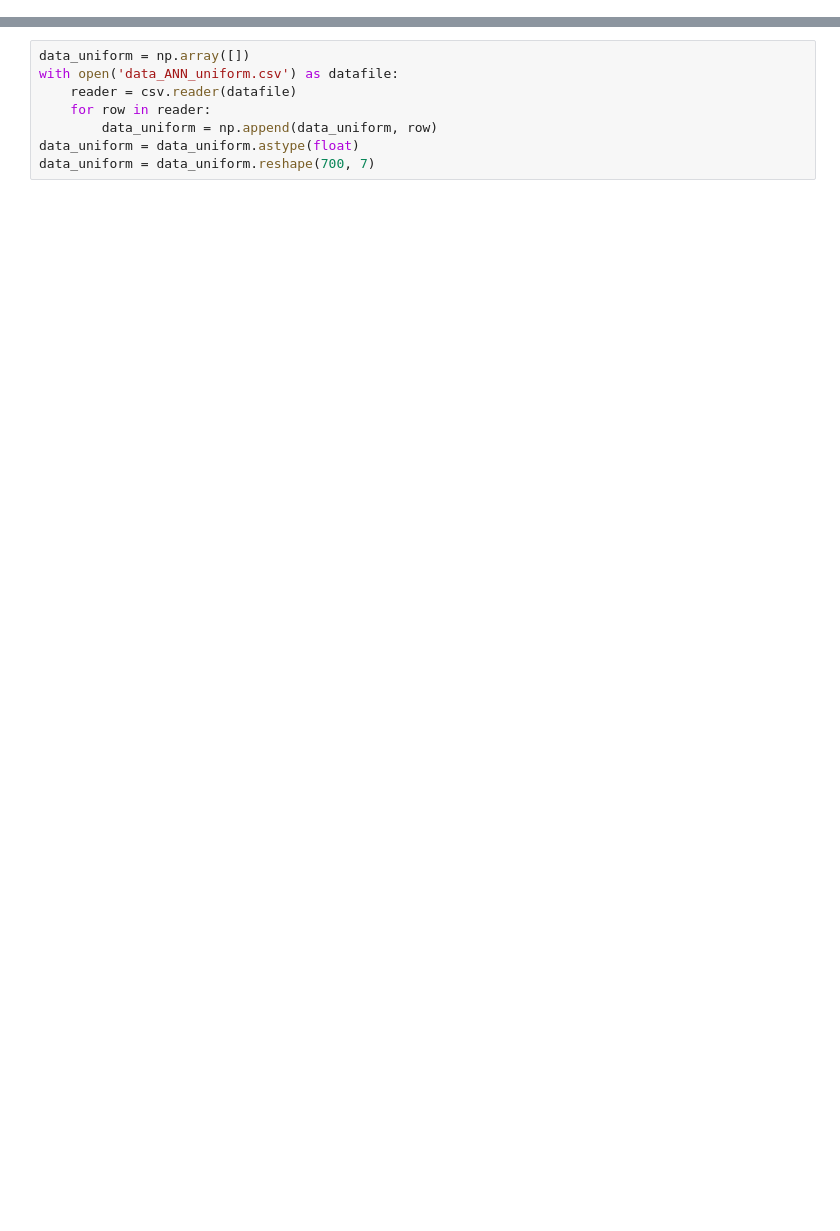
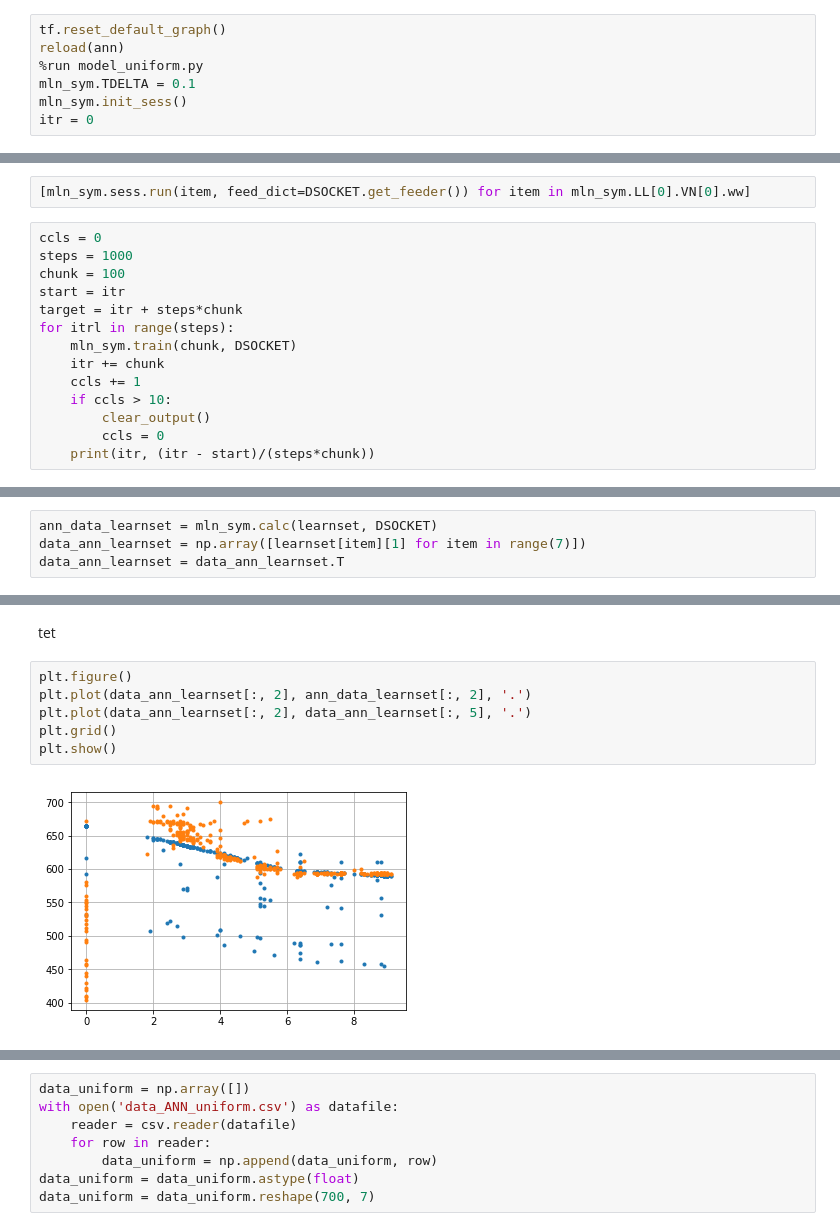
Before and after one commit to ateplovoz/ANN, a Jupyter notebook: model_sym/ann_data_uniform_plotting.ipynb, the cells around one changed output, grey strips where cells are left out. Cells and saved outputs as stored; diff of their text form; blank space fills up the shorter version.

```diff
--- a/model_sym/ann_data_uniform_plotting.ipynb
+++ b/model_sym/ann_data_uniform_plotting.ipynb
@@ -4,0 +16,7 @@ import matplotlib.pyplot as plt
+# %%
+tf.reset_default_graph()
+reload(ann)
+%run model_uniform.py
+mln_sym.TDELTA = 0.1
+mln_sym.init_sess()
+itr = 0
@@ -4,0 +25,16 @@ import matplotlib.pyplot as plt
+# %%
+[mln_sym.sess.run(item, feed_dict=DSOCKET.get_feeder()) for item in mln_sym.LL[0].VN[0].ww]
+# %%
+ccls = 0
+steps = 1000
+chunk = 100
+start = itr
+target = itr + steps*chunk
+for itrl in range(steps):
+    mln_sym.train(chunk, DSOCKET)
+    itr += chunk
+    ccls += 1
+    if ccls > 10:
+        clear_output()
+        ccls = 0
+    print(itr, (itr - start)/(steps*chunk))
@@ -4,0 +55,4 @@ import matplotlib.pyplot as plt
+# %%
+ann_data_learnset = mln_sym.calc(learnset, DSOCKET)
+data_ann_learnset = np.array([learnset[item][1] for item in range(7)])
+data_ann_learnset = data_ann_learnset.T
@@ -4,0 +85,10 @@ import matplotlib.pyplot as plt
+# %% [markdown]
+tet
+# %%
+plt.figure()
+plt.plot(data_ann_learnset[:, 2], ann_data_learnset[:, 2], '.')
+plt.plot(data_ann_learnset[:, 2], data_ann_learnset[:, 5], '.')
+plt.grid()
+plt.show()
+# %% [output]
+[figure, added]
```
Also changed, not shown: parts of 24 cells of this notebook, 10 other files.
